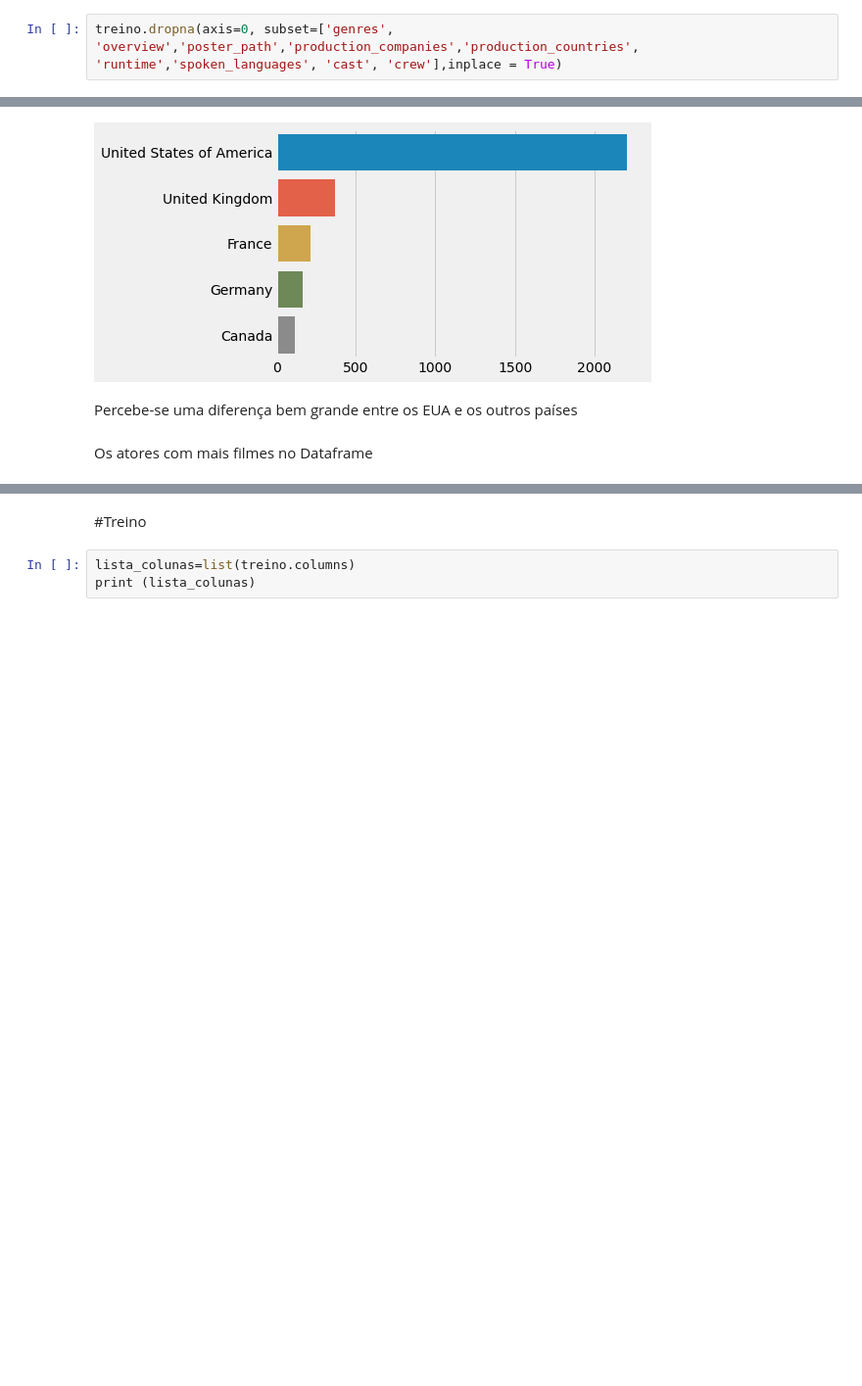
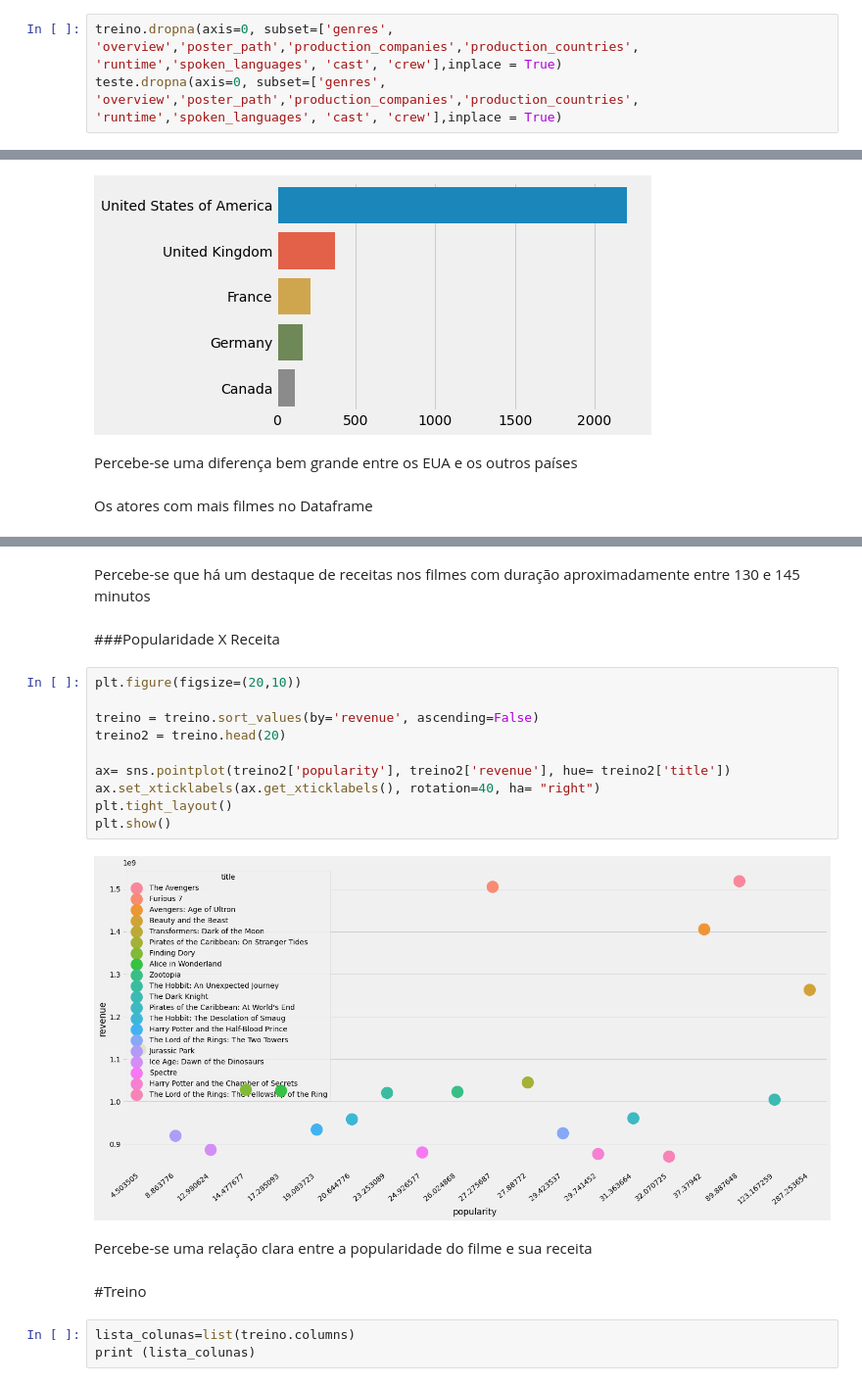
Before and after one commit to GsCatalani/trabalho2Lp, a Jupyter notebook: Trabalho2.ipynb, the cells around one changed output, grey strips where cells are left out. Shown at 98% size. Cells and saved outputs as stored; diff of their text form; blank space fills up the shorter version.

```diff
--- a/Trabalho2.ipynb
+++ b/Trabalho2.ipynb
@@ -157,6 +157,7 @@ Retirando algumas linhas com dados faltantes
 (*Essas colunas foram escolhidas por terem número de dados nulos pouco relevantes para que influenciassem na análise*)
 # %%
 treino.dropna(axis=0, subset=['genres', 'overview','poster_path','production_companies','production_countries', 'runtime','spoken_languages', 'cast', 'crew'],inplace = True)
+teste.dropna(axis=0, subset=['genres', 'overview','poster_path','production_companies','production_countries', 'runtime','spoken_languages', 'cast', 'crew'],inplace = True)
 # %% [markdown]
 ###Conferindo as mudanças
 # %%
@@ -855,3 +894,21 @@ plt.show()
+# %% [markdown]
+Percebe-se que há um destaque de receitas  nos filmes com duração aproximadamente entre 130 e 145 minutos
+# %% [markdown]
+###Popularidade X Receita
+# %%
+plt.figure(figsize=(20,10))
+
+treino = treino.sort_values(by='revenue', ascending=False)
+treino2 = treino.head(20)
+
+ax= sns.pointplot(treino2['popularity'], treino2['revenue'], hue= treino2['title'])
+ax.set_xticklabels(ax.get_xticklabels(), rotation=40, ha= "right")
+plt.tight_layout()
+plt.show()
+# %% [output]
+[figure, added]
+# %% [markdown]
+Percebe-se uma relação clara entre a popularidade do filme e sua receita
 # %% [markdown]
 #Treino
 # %%
```
Also changed, not shown: parts of 47 cells of this notebook.
